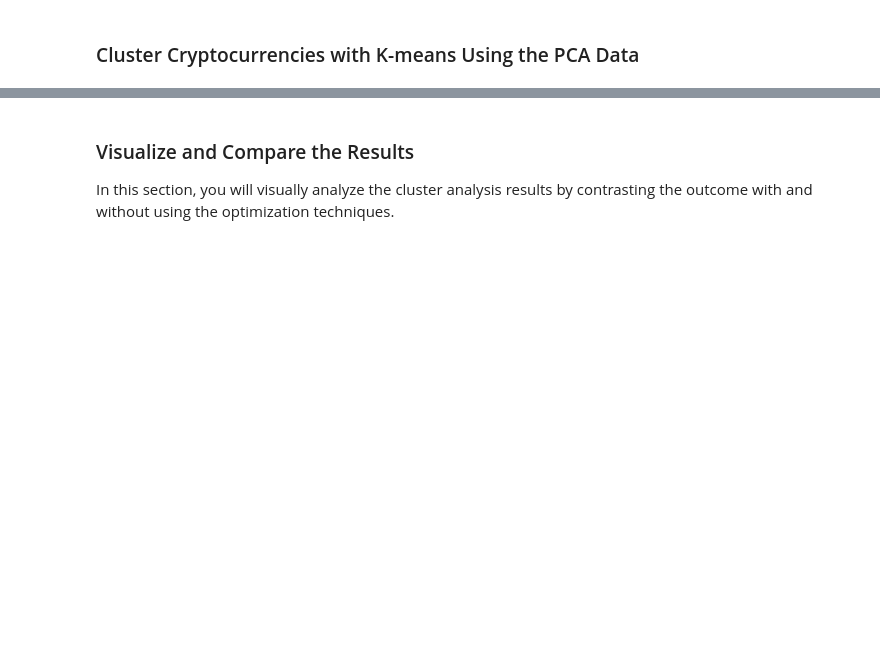
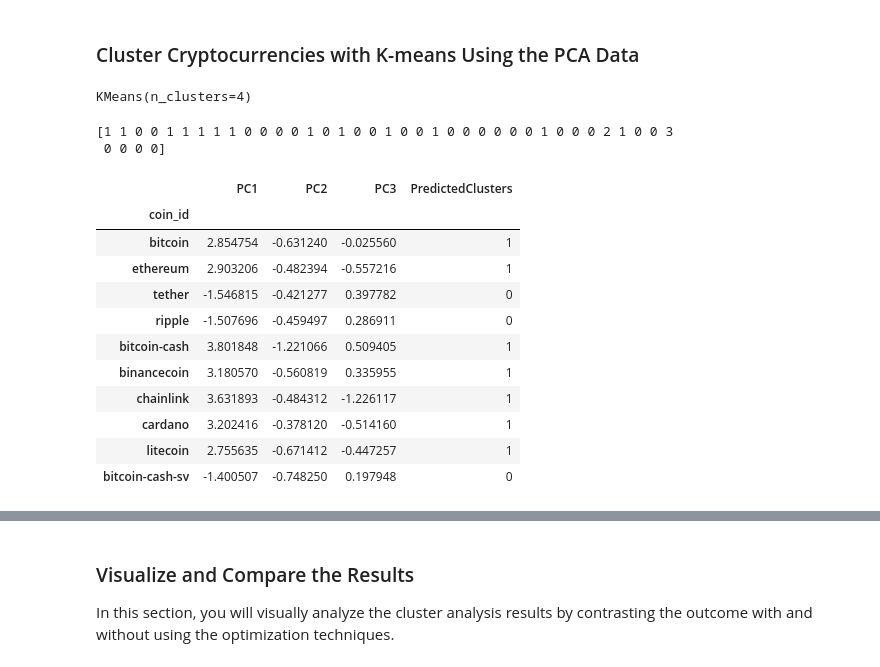
Before and after one commit to spmims/CryptoClustering, a Jupyter notebook: Crypto_Clustering.ipynb, the cells around one changed output, grey strips where cells are left out. Cells and saved outputs as stored; diff of their text form; code cells hidden in the pictures; blank space fills up the shorter version.

```diff
--- a/Crypto_Clustering.ipynb
+++ b/Crypto_Clustering.ipynb
@@ -291,20 +291,43 @@ elbow_plot_pca
 ### Cluster Cryptocurrencies with K-means Using the PCA Data
 # %%
 # Initialize the K-Means model using the best value for k
+model = KMeans(n_clusters = 4)
 # %%
 # Fit the K-Means model using the PCA data
+model.fit(market_pca_df)
+# %% [output]
+KMeans(n_clusters=4)
 # %%
 # Predict the clusters to group the cryptocurrencies using the PCA data
+market_clusters = model.predict(market_pca_df)
 
 # Print the resulting array of cluster values.
+print(market_clusters)
+# %% [output]
+[1 1 0 0 1 1 1 1 1 0 0 0 0 1 0 1 0 0 1 0 0 1 0 0 0 0 0 0 1 0 0 0 2 1 0 0 3
+ 0 0 0 0]
 # %%
 # Create a copy of the DataFrame with the PCA data
-
+duplicate_market_pca_df = market_pca_df.copy()
 
 # Add a new column to the DataFrame with the predicted clusters
-
+duplicate_market_pca_df["PredictedClusters"] = market_clusters
 
 # Display sample data
+duplicate_market_pca_df.head(10)
+# %% [output]
+|  | PC1 | PC2 | PC3 | PredictedClusters |
+| coin_id |  |  |  |  |
+| bitcoin | 2.854754 | -0.631240 | -0.025560 | 1 |
+| ethereum | 2.903206 | -0.482394 | -0.557216 | 1 |
+| tether | -1.546815 | -0.421277 | 0.397782 | 0 |
+| ripple | -1.507696 | -0.459497 | 0.286911 | 0 |
+| bitcoin-cash | 3.801848 | -1.221066 | 0.509405 | 1 |
+| binancecoin | 3.180570 | -0.560819 | 0.335955 | 1 |
+| chainlink | 3.631893 | -0.484312 | -1.226117 | 1 |
+| cardano | 3.202416 | -0.378120 | -0.514160 | 1 |
+| litecoin | 2.755635 | -0.671412 | -0.447257 | 1 |
+| bitcoin-cash-sv | -1.400507 | -0.748250 | 0.197948 | 0 |
 # %%
 # Create a scatter plot using hvPlot by setting
 # `x="price_change_percentage_24h"` and `y="price_change_percentage_7d"`.
```
Also changed, not shown: parts of 5 cells of this notebook.
